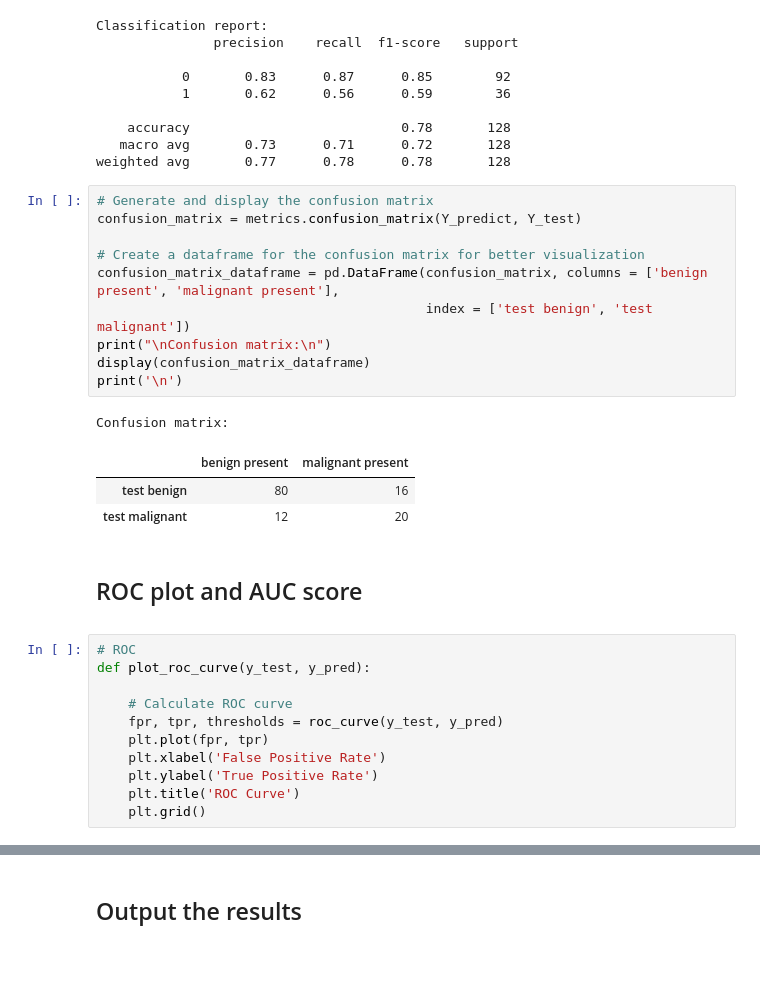
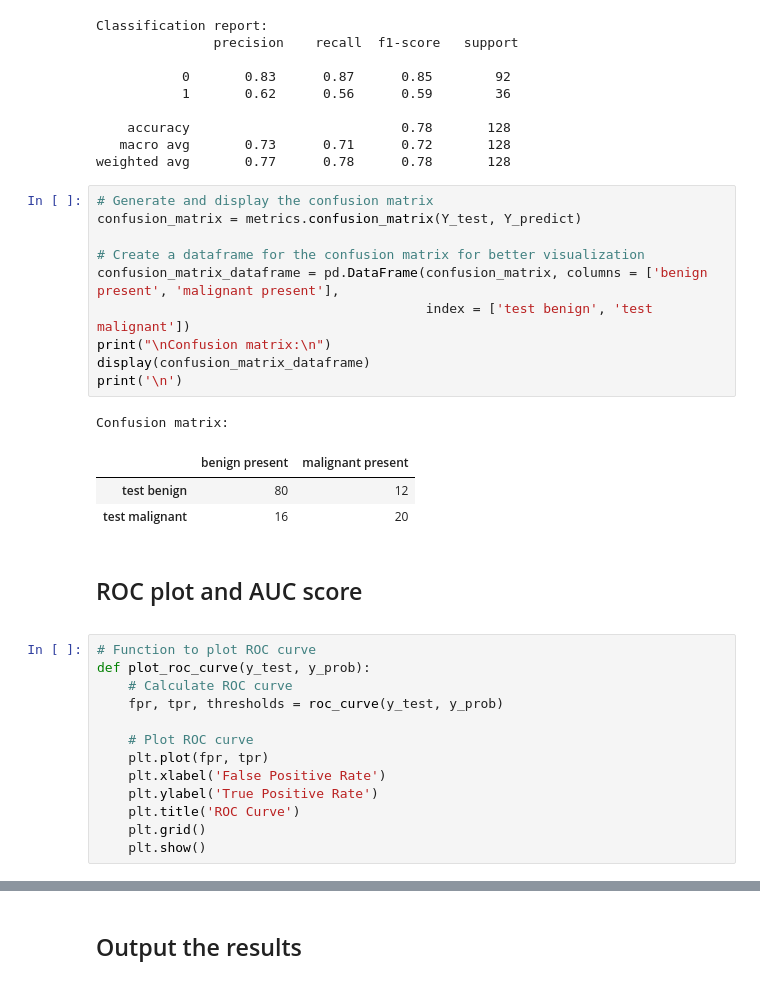
Before and after one commit to Ehsan-Behzadi/A-Machine-Learning-Approach-Using-the-Pima-Indians-Diabetes-Dataset, a Jupyter notebook: ML_model_Pima_Indians_Diabetes.ipynb, the cells around one changed output, grey strips where cells are left out. Saved outputs shown, nothing was run; the diff lists cells and outputs as text.

```diff
--- a/ML_model_Pima_Indians_Diabetes.ipynb
+++ b/ML_model_Pima_Indians_Diabetes.ipynb
@@ -1259,32 +1316,34 @@ Classification report:
 weighted avg       0.77      0.78      0.78       128
 # %%
 # Generate and display the confusion matrix
-confusion_matrix = metrics.confusion_matrix(Y_predict, Y_test)
+confusion_matrix = metrics.confusion_matrix(Y_test, Y_predict)
 
 # Create a dataframe for the confusion matrix for better visualization
 confusion_matrix_dataframe = pd.DataFrame(confusion_matrix, columns = ['benign present', 'malignant present'],
                                           index = ['test benign', 'test malignant'])
 print("\nConfusion matrix:\n")
 display(confusion_matrix_dataframe)
 print('\n')
 # %% [output]
 Confusion matrix:
 |  | benign present | malignant present |
-| test benign | 80 | 16 |
-| test malignant | 12 | 20 |
+| test benign | 80 | 12 |
+| test malignant | 16 | 20 |
 # %% [markdown]
 <div id="roc">
     <h2>ROC plot and AUC score</h2>
 </div>
 # %%
-# ROC
-def plot_roc_curve(y_test, y_pred):
+# Function to plot ROC curve
+def plot_roc_curve(y_test, y_prob):
+    # Calculate ROC curve
+    fpr, tpr, thresholds = roc_curve(y_test, y_prob)
 
-    # Calculate ROC curve
-    fpr, tpr, thresholds = roc_curve(y_test, y_pred)
+    # Plot ROC curve
     plt.plot(fpr, tpr)
     plt.xlabel('False Positive Rate')
     plt.ylabel('True Positive Rate')
     plt.title('ROC Curve')
     plt.grid()
+    plt.show()
 # %%
```
Also changed, not shown: parts of 28 cells of this notebook.
